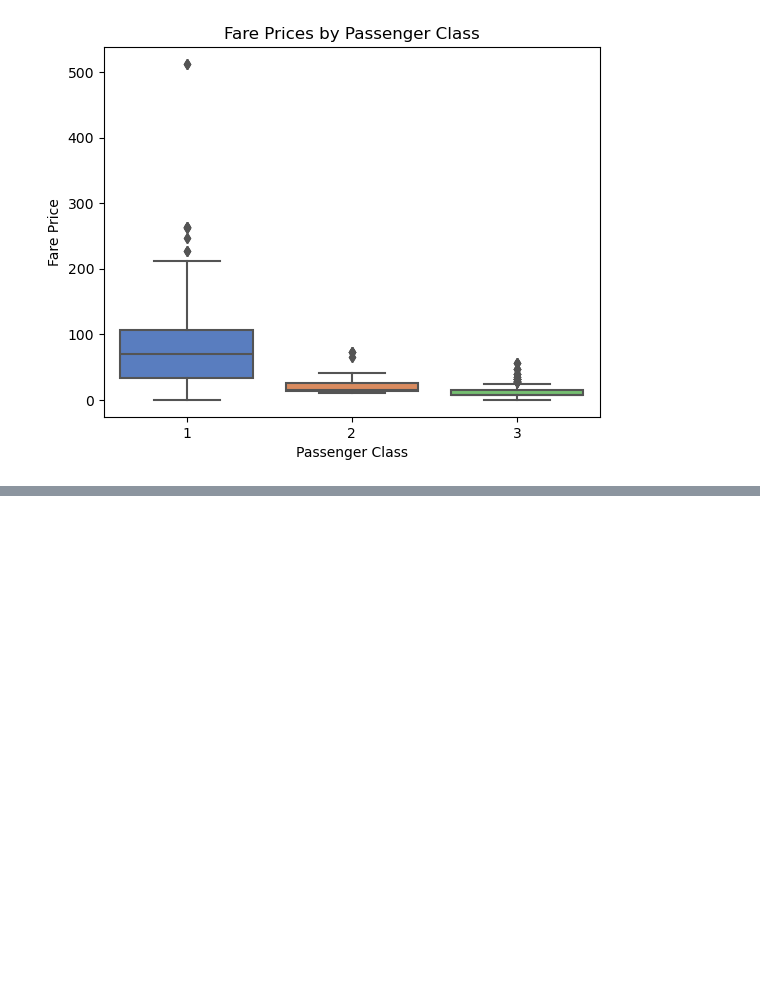
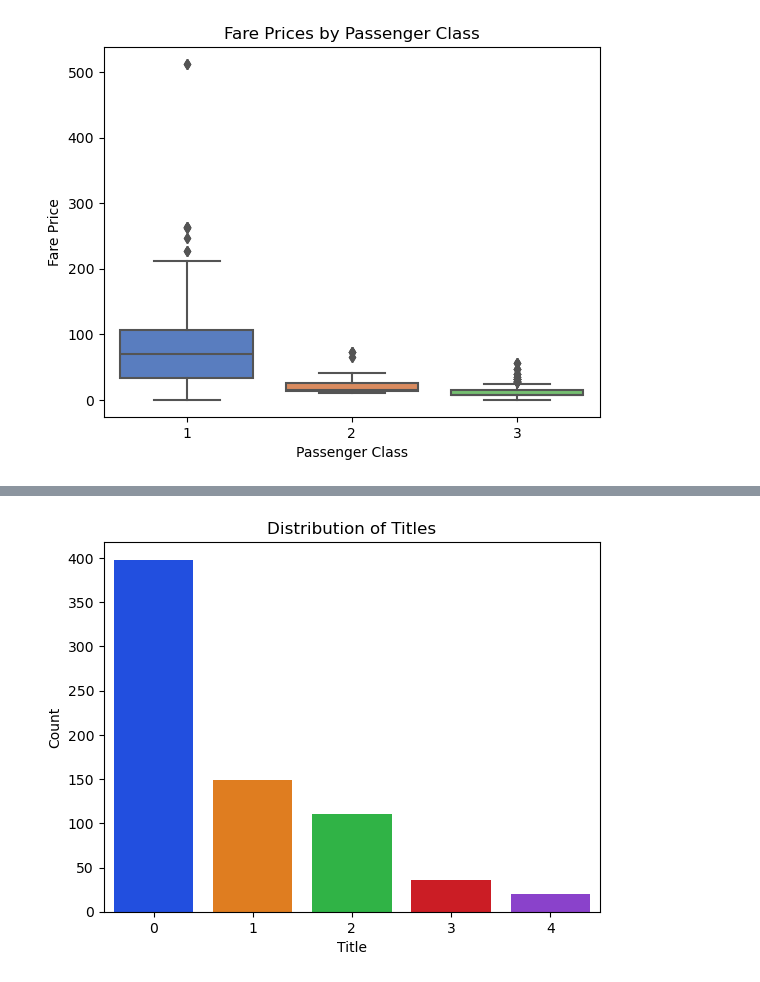
Before and after one commit to jodahe1/Titanic---Machine-Learning-from-Disaster, a Jupyter notebook: titanic/Scripts/Titanic.ipynb, the cells around one changed output, grey strips where cells are left out. Saved outputs shown, nothing was run; the diff lists cells and outputs as text; code cells hidden in the pictures; blank space fills up the shorter version.

```diff
--- a/titanic/Scripts/Titanic.ipynb
+++ b/titanic/Scripts/Titanic.ipynb
@@ -56,0 +97,8 @@ plt.show()
+# %%
+sns.countplot(x='Title', data=df, palette='bright')
+plt.xlabel('Title')
+plt.ylabel('Count')
+plt.title('Distribution of Titles')
+plt.show()
+# %% [output]
+[figure, added]
```
Also changed, not shown: parts of 13 cells of this notebook.
